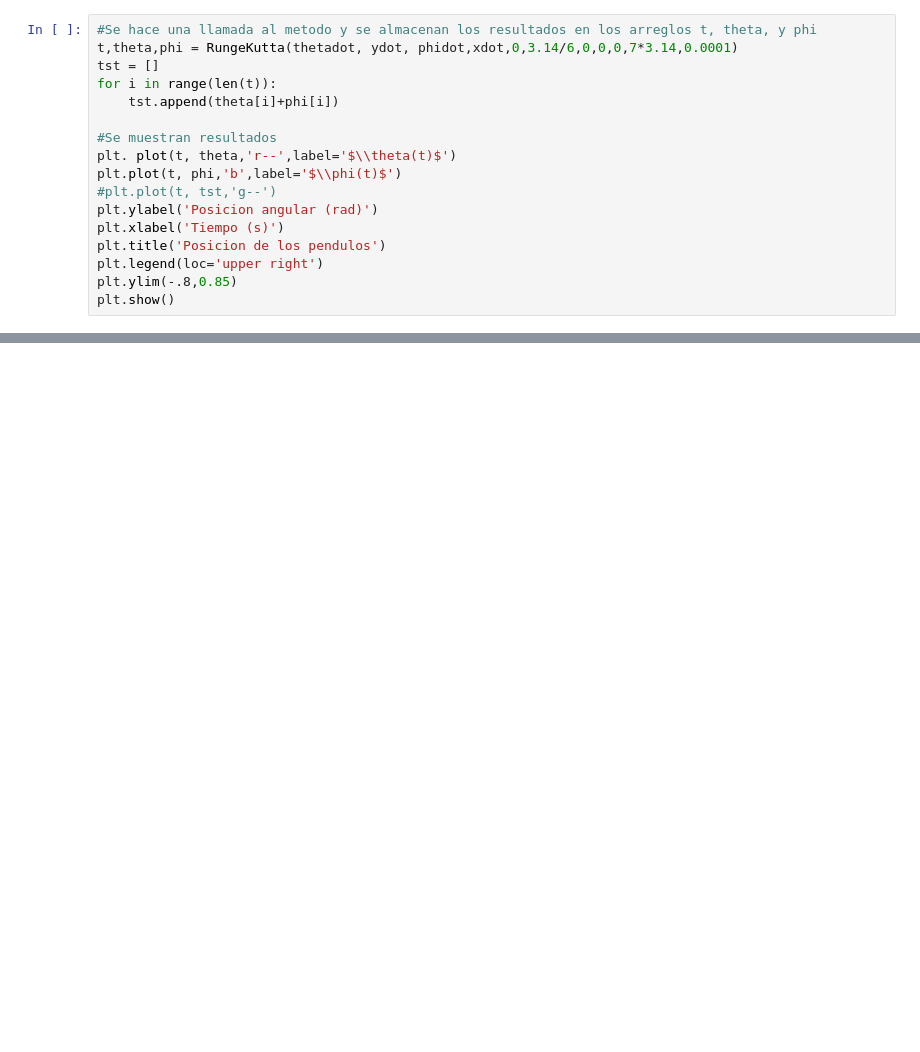
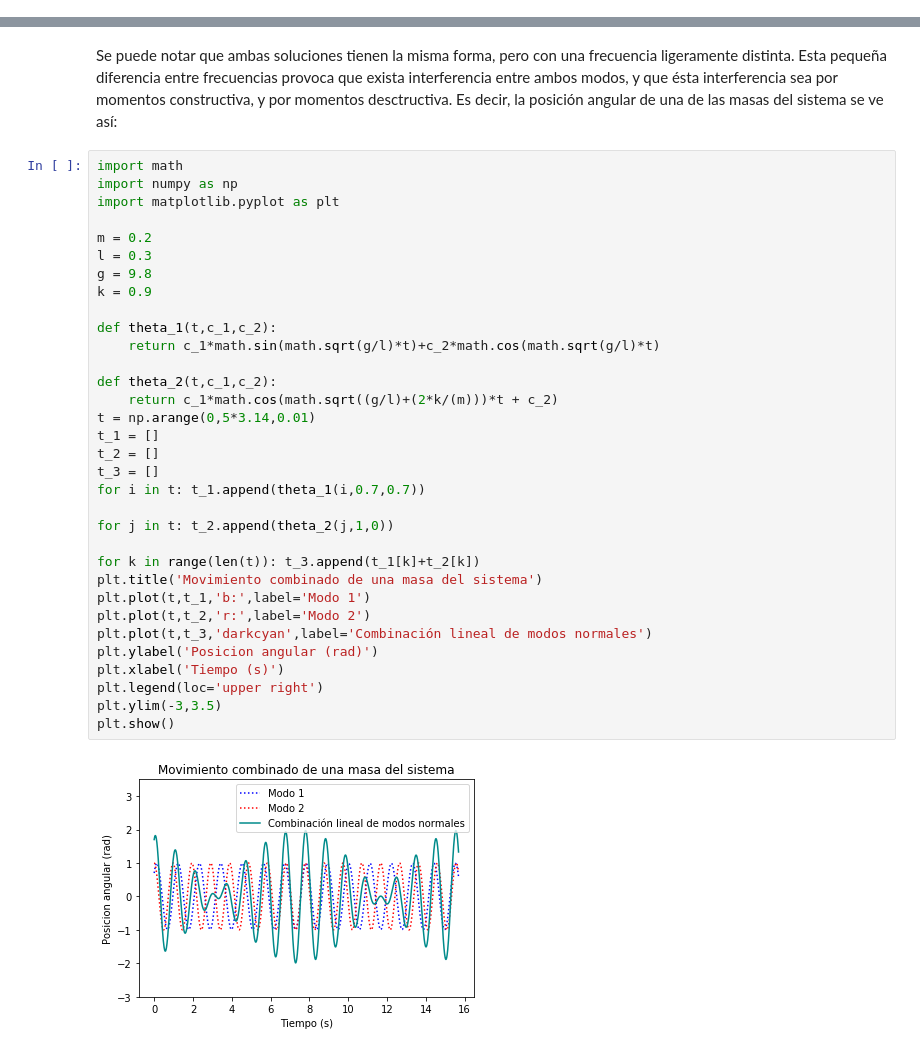
Before and after one commit to marcofuentes05/ProyectoEcuas, a Jupyter notebook: Proyecto.ipynb, the cells around one changed output, grey strips where cells are left out. Cells and saved outputs as stored; diff of their text form; blank space fills up the shorter version.

```diff
--- a/Proyecto.ipynb
+++ b/Proyecto.ipynb
@@ -90,17 +0,0 @@ def RungeKutta(thetadot, ydot, phidot, xdot,tI, thetai, yi, phii, xi, tF, h):
-# %%
-#Se hace una llamada al metodo y se almacenan los resultados en los arreglos t, theta, y phi
-t,theta,phi = RungeKutta(thetadot, ydot, phidot,xdot,0,3.14/6,0,0,0,7*3.14,0.0001)
-tst = []
-for i in range(len(t)):
-    tst.append(theta[i]+phi[i])
-
-#Se muestran resultados
-plt. plot(t, theta,'r--',label='$\\theta(t)$')
-plt.plot(t, phi,'b',label='$\\phi(t)$')
-#plt.plot(t, tst,'g--')
-plt.ylabel('Posicion angular (rad)')
-plt.xlabel('Tiempo (s)')
-plt.title('Posicion de los pendulos')
-plt.legend(loc='upper right')
-plt.ylim(-.8,0.85)
-plt.show()
@@ -160,0 +93,37 @@ plt.show()
+# %% [markdown]
+Se puede notar que ambas soluciones tienen la misma forma, pero con una frecuencia ligeramente distinta. Esta pequeña diferencia entre frecuencias provoca que exista interferencia entre ambos modos, y que ésta interferencia sea por momentos constructiva, y por momentos desctructiva. Es decir, la posición angular de una de las masas del sistema se ve así:
+# %%
+import math
+import numpy as np
+import matplotlib.pyplot as plt
+
+m = 0.2
+l = 0.3
+g = 9.8
+k = 0.9
+
+def theta_1(t,c_1,c_2):
+	return c_1*math.sin(math.sqrt(g/l)*t)+c_2*math.cos(math.sqrt(g/l)*t)
+
+def theta_2(t,c_1,c_2):
+	return c_1*math.cos(math.sqrt((g/l)+(2*k/(m)))*t + c_2)
+t = np.arange(0,5*3.14,0.01)
+t_1 = []
+t_2 = []
+t_3 = []
+for i in t: t_1.append(theta_1(i,0.7,0.7))
+
+for j in t: t_2.append(theta_2(j,1,0))
+
+for k in range(len(t)): t_3.append(t_1[k]+t_2[k])
+plt.title('Movimiento combinado de una masa del sistema')
+plt.plot(t,t_1,'b:',label='Modo 1')
+plt.plot(t,t_2,'r:',label='Modo 2')
+plt.plot(t,t_3,'darkcyan',label='Combinación lineal de modos normales')
+plt.ylabel('Posicion angular (rad)')
+plt.xlabel('Tiempo (s)')
+plt.legend(loc='upper right')
+plt.ylim(-3,3.5)
+plt.show()
+# %% [output]
+[figure, added]
```
Also changed, not shown: parts of 39 cells of this notebook, 7 other files.
